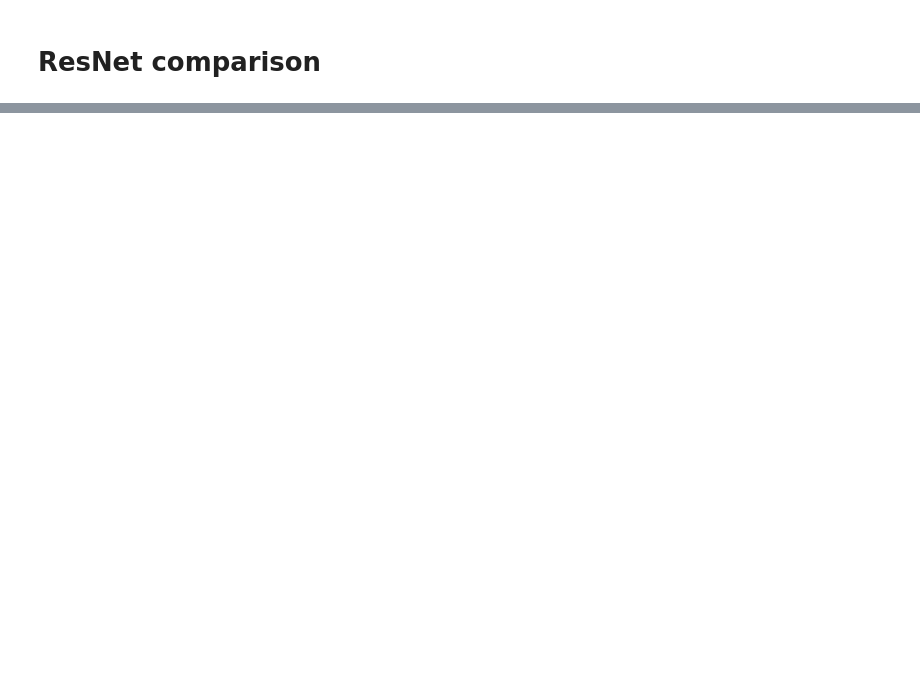
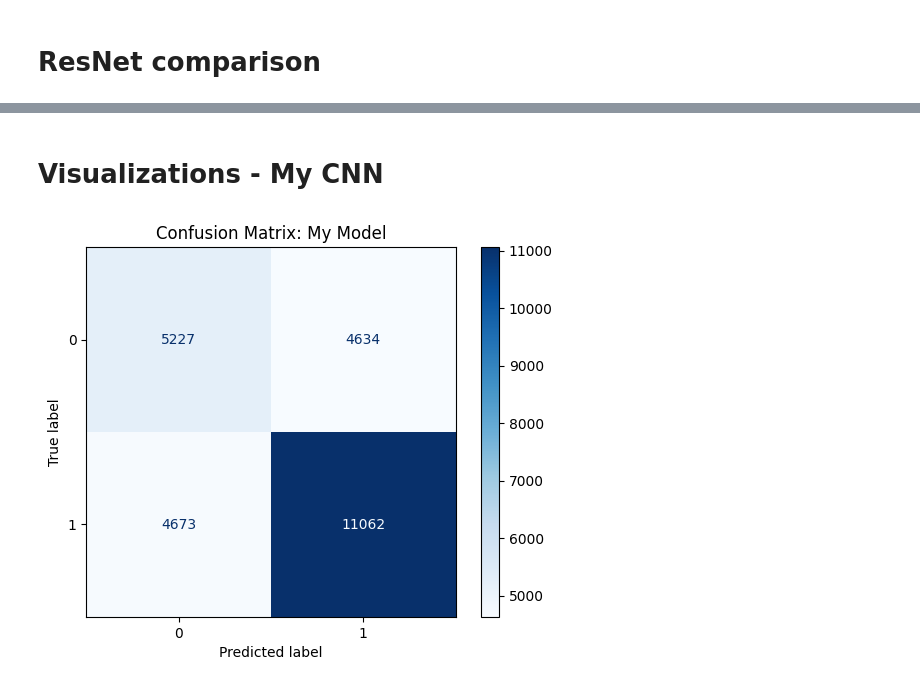
Before and after one commit to sara-kelemen/NIH_chest_xray, a Jupyter notebook: code/cnn.ipynb, the cells around one changed output, grey strips where cells are left out. Drawn from its saved outputs; the diff is of its cells as text; code cells hidden in the pictures; blank space fills up the shorter version.

```diff
--- a/code/cnn.ipynb
+++ b/code/cnn.ipynb
@@ -393,15 +393,16 @@ with torch.no_grad():
 # %%
-# Flatten arrays (sometimes needed)
-all_labels = [label[0] for label in all_labels]
-all_preds = [pred[0] for pred in all_preds]
+# Flatten
+all_labels_1 = [label[0] for label in all_labels_1]
+all_preds_1 = [pred[0] for pred in all_preds_1]
 
 # Compute evaluation metrics
-acc = accuracy_score(all_labels, all_preds)
-prec = precision_score(all_labels, all_preds)
-rec = recall_score(all_labels, all_preds)
-f1 = f1_score(all_labels, all_preds)
+acc = accuracy_score(all_labels_1, all_preds_1)
+prec = precision_score(all_labels_1, all_preds_1)
+rec = recall_score(all_labels_1, all_preds_1)
+f1 = f1_score(all_labels_1, all_preds_1)
 
 # Print results
+print("CNN Results")
 print(f"Test Accuracy:  {acc:.4f}")
 print(f"Test Precision: {prec:.4f}")
 print(f"Test Recall:    {rec:.4f}")
@@ -503,0 +549,10 @@ print(f"Test F1 Score:  {f1:.4f}")
+# %% [markdown]
+# Visualizations - My CNN
+# %%
+cm = confusion_matrix(all_labels_1, all_preds_1)
+disp = ConfusionMatrixDisplay(confusion_matrix=cm)
+disp.plot(cmap='Blues')
+plt.title('Confusion Matrix: My Model')
+plt.show()
+# %% [output]
+[figure, added]
```
Also changed, not shown: parts of 7 cells of this notebook, 1 other file.
